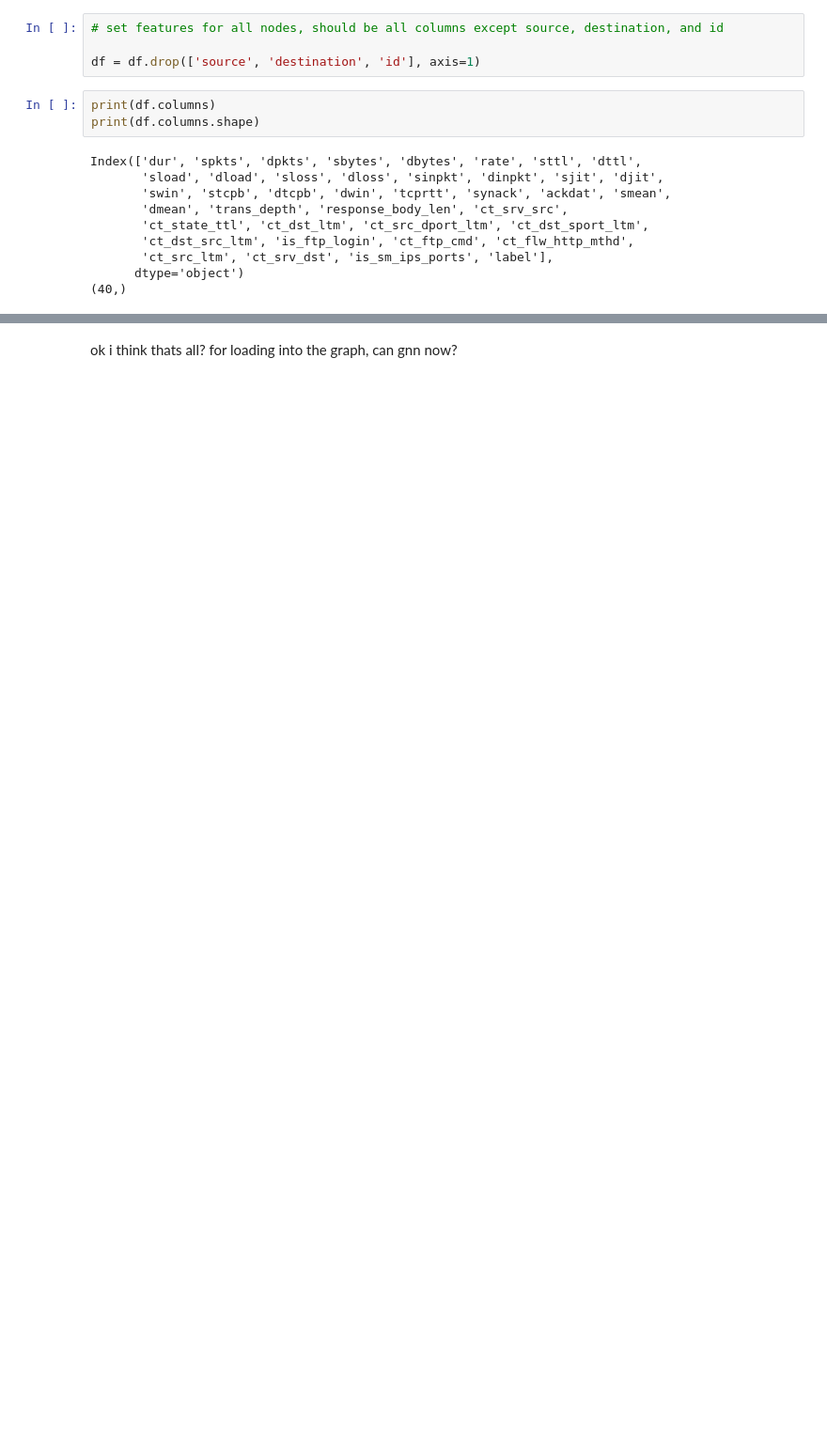
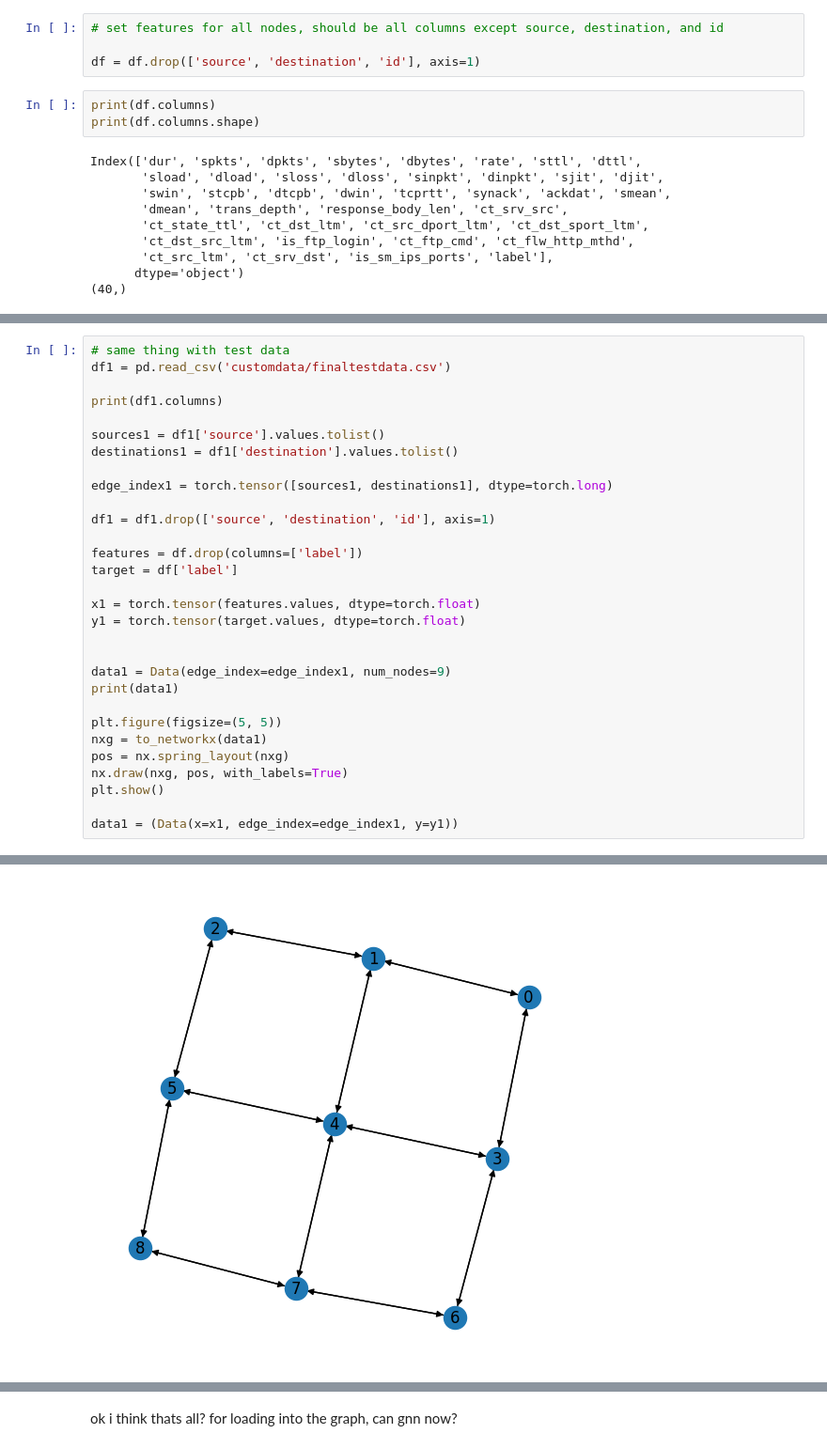
Before and after one commit to xiaoguo-jia/esl, a Jupyter notebook: unsw/graphingpractice.ipynb, the cells around one changed output, grey strips where cells are left out. Shown: that part at 94% size. Saved outputs shown, nothing was run; the diff lists cells and outputs as text; blank space fills up the shorter version.

```diff
--- a/unsw/graphingpractice.ipynb
+++ b/unsw/graphingpractice.ipynb
@@ -157,0 +174,31 @@ tensor([[ 0.1215,  6.0000,  4.0000,  ...,  1.0000,  0.0000,  0.0000],
+# %%
+# same thing with test data
+df1 = pd.read_csv('customdata/finaltestdata.csv')
+
+print(df1.columns)
+
+sources1 = df1['source'].values.tolist()
+destinations1 = df1['destination'].values.tolist()
+
+edge_index1 = torch.tensor([sources1, destinations1], dtype=torch.long)
+
+df1 = df1.drop(['source', 'destination', 'id'], axis=1)
+
+features = df.drop(columns=['label'])
+target = df['label']
+
+x1 = torch.tensor(features.values, dtype=torch.float)
+y1 = torch.tensor(target.values, dtype=torch.float)
+
+
+data1 = Data(edge_index=edge_index1, num_nodes=9)
+print(data1)
+
+plt.figure(figsize=(5, 5))
+nxg = to_networkx(data1)
+pos = nx.spring_layout(nxg)
+nx.draw(nxg, pos, with_labels=True)
+plt.show()
+
+data1 = (Data(x=x1, edge_index=edge_index1, y=y1))
+# %% [output]
@@ -157,0 +215 @@ tensor([[ 0.1215,  6.0000,  4.0000,  ...,  1.0000,  0.0000,  0.0000],
+[figure, added]
```
Also changed, not shown: parts of 6 cells of this notebook.
